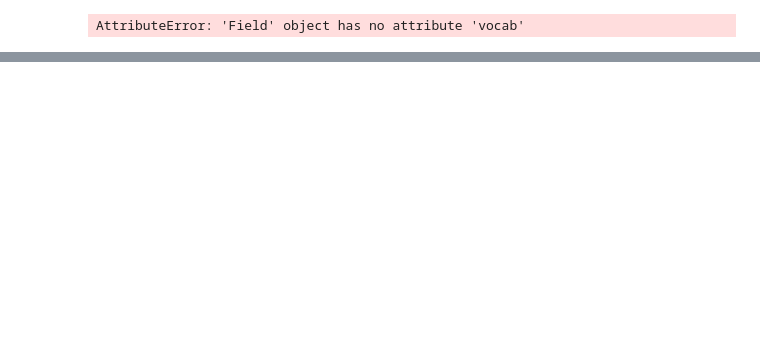
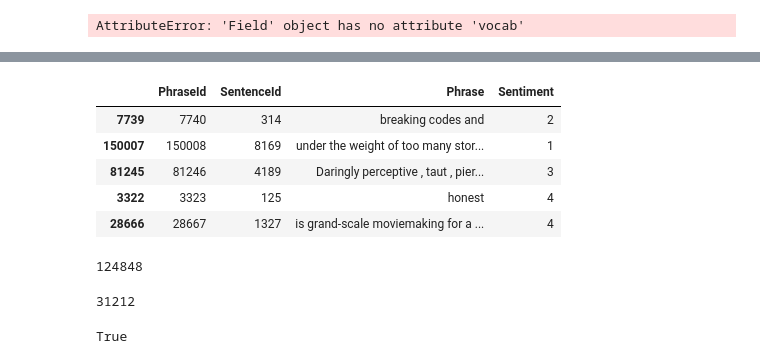
Before and after one commit to Haelles/nlp-beginner, a Jupyter notebook: nlp_practice.ipynb, the cells around one changed output, grey strips where cells are left out. Cells and saved outputs as stored; diff of their text form; code cells hidden in the pictures; blank space fills up the shorter version.

```diff
--- a/nlp_practice.ipynb
+++ b/nlp_practice.ipynb
@@ -226,0 +653,9 @@ AttributeError: 'Field' object has no attribute 'vocab'
+# %%
+pd.merge(train_data, train_label, left_index=True, right_index=True).head(5)
+# %% [output]
+|  | PhraseId | SentenceId | Phrase | Sentiment |
+| 7739 | 7740 | 314 | breaking codes and | 2 |
+| 150007 | 150008 | 8169 | under the weight of too many stor... | 1 |
+| 81245 | 81246 | 4189 | Daringly perceptive , taut , pier... | 3 |
+| 3322 | 3323 | 125 | honest | 4 |
+| 28666 | 28667 | 1327 | is grand-scale moviemaking for a ... | 4 |
@@ -226,0 +665,12 @@ AttributeError: 'Field' object has no attribute 'vocab'
+# %%
+len(train_final)
+# %% [output]
+124848
+# %%
+len(val_final)
+# %% [output]
+31212
+# %%
+len(train_final) + len(val_final) == len(train)
+# %% [output]
+True
```
Also changed, not shown: parts of 80 cells of this notebook, 2 other files.
